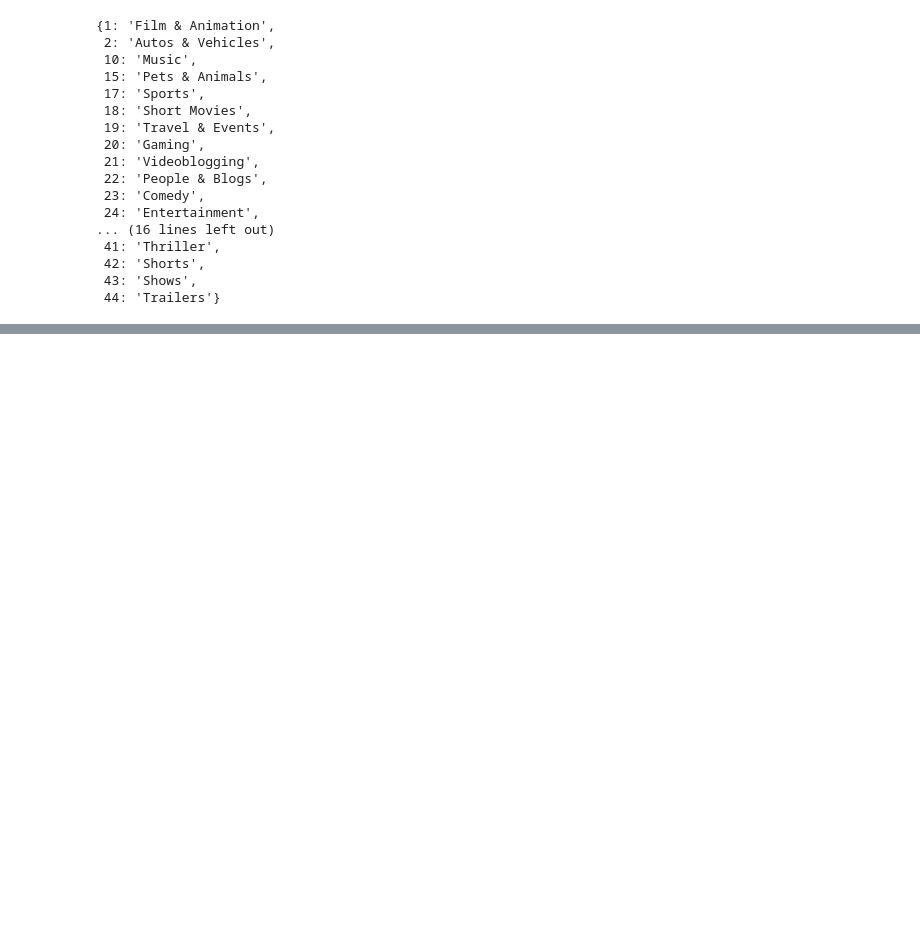
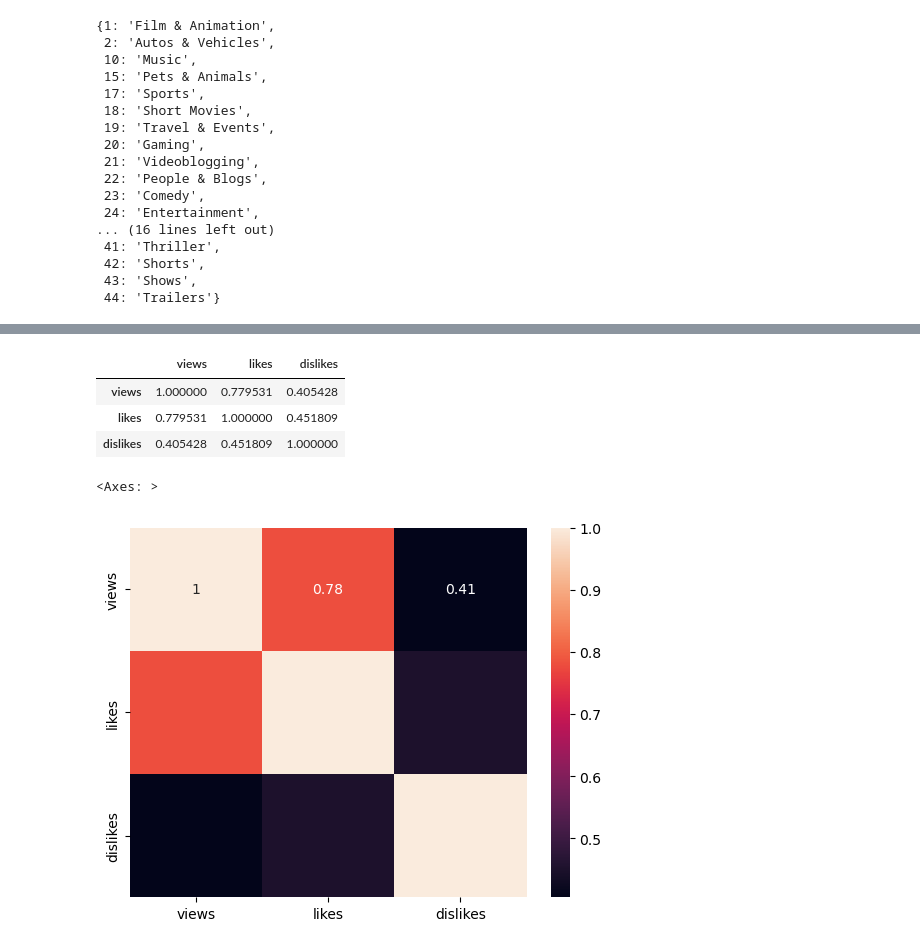
Before and after one commit to xiaox0409/youtube_analysis, a Jupyter notebook: import,clean,export.ipynb, the cells around one changed output, grey strips where cells are left out. Drawn from its saved outputs; the diff is of its cells as text; code cells hidden in the pictures; blank space fills up the shorter version.

```diff
--- a/import,clean,export.ipynb
+++ b/import,clean,export.ipynb
@@ -81,0 +68,12 @@ plt.xticks(rotation = 45)
+# %%
+full_df[['views', 'likes', 'dislikes']].corr()
+# %% [output]
+|  | views | likes | dislikes |
+| views | 1.000000 | 0.779531 | 0.405428 |
+| likes | 0.779531 | 1.000000 | 0.451809 |
+| dislikes | 0.405428 | 0.451809 | 1.000000 |
+# %%
+sns.heatmap(full_df[['views', 'likes', 'dislikes']].corr() , annot=True)
+# %% [output]
+<Axes: >
+[figure, added]
```
Also changed, not shown: parts of 10 cells of this notebook.
